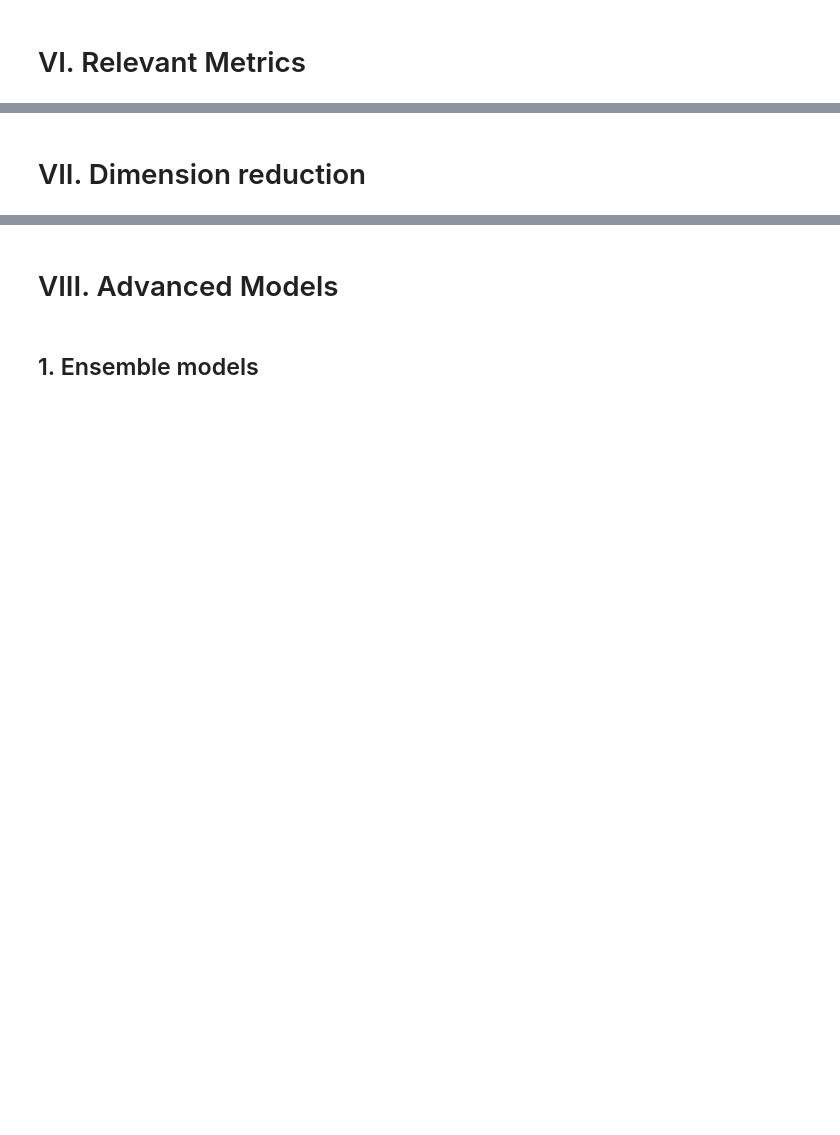
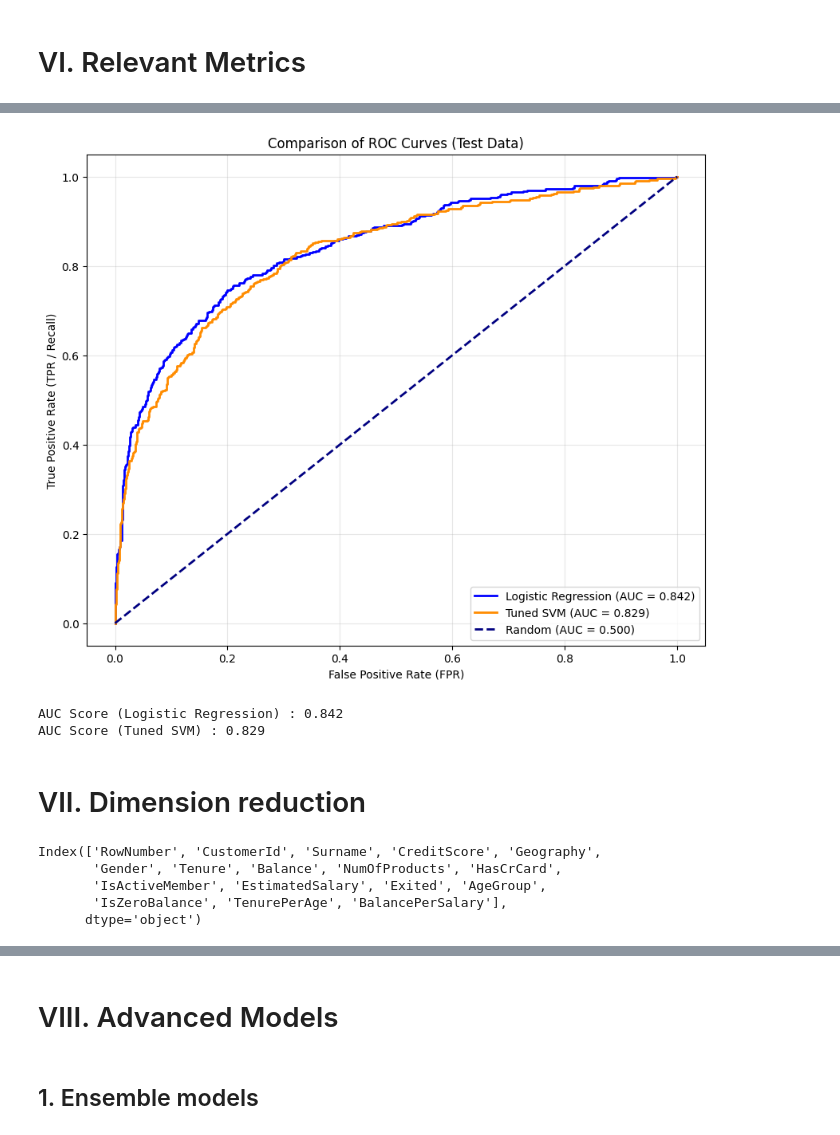
Before and after one commit to maxoubvd/S7_ML_project, a Jupyter notebook: projet_ml.ipynb, the cells around one changed output, grey strips where cells are left out. Drawn from its saved outputs; the diff is of its cells as text; code cells hidden in the pictures; blank space fills up the shorter version.

```diff
--- a/projet_ml.ipynb
+++ b/projet_ml.ipynb
@@ -795,2 +1089,44 @@ Not exited (0)       0.92      0.79      0.85      1572
+# %%
+y_scores_lr = model_lr.predict_proba(X_test_scaled)[:, 1]
+
+y_scores_svm = best_model_svm_pipe.decision_function(X_test)
+
+fpr_lr, tpr_lr, _ = roc_curve(y_test, y_scores_lr)
+auc_lr = auc(fpr_lr, tpr_lr)
+
+fpr_svm, tpr_svm, _ = roc_curve(y_test, y_scores_svm)
+auc_svm = auc(fpr_svm, tpr_svm)
+
+plt.figure(figsize=(10, 8))
+plt.plot(fpr_lr, tpr_lr, color='blue', lw=2,
+         label=f'Logistic Regression (AUC = {auc_lr:.3f})')
+
+plt.plot(fpr_svm, tpr_svm, color='darkorange', lw=2,
+         label=f'Tuned SVM (AUC = {auc_svm:.3f})')
+
+plt.plot([0, 1], [0, 1], color='navy', lw=2, linestyle='--',
+         label='Random (AUC = 0.500)')
+
+plt.xlabel('False Positive Rate (FPR)')
+plt.ylabel('True Positive Rate (TPR / Recall)')
+plt.title('Comparison of ROC Curves (Test Data)')
+plt.legend(loc="lower right")
+plt.grid(alpha=0.3)
+plt.show()
+
+print(f"AUC Score (Logistic Regression) : {auc_lr:.3f}")
+print(f"AUC Score (Tuned SVM) : {auc_svm:.3f}")
+# %% [output]
+[figure, added]
+AUC Score (Logistic Regression) : 0.842
+AUC Score (Tuned SVM) : 0.829
 # %% [markdown]
 # VII. Dimension reduction
+# %%
+df.columns
+# %% [output]
+Index(['RowNumber', 'CustomerId', 'Surname', 'CreditScore', 'Geography',
+       'Gender', 'Tenure', 'Balance', 'NumOfProducts', 'HasCrCard',
+       'IsActiveMember', 'EstimatedSalary', 'Exited', 'AgeGroup',
+       'IsZeroBalance', 'TenurePerAge', 'BalancePerSalary'],
+      dtype='object')
```
Also changed, not shown: parts of 54 cells of this notebook.
